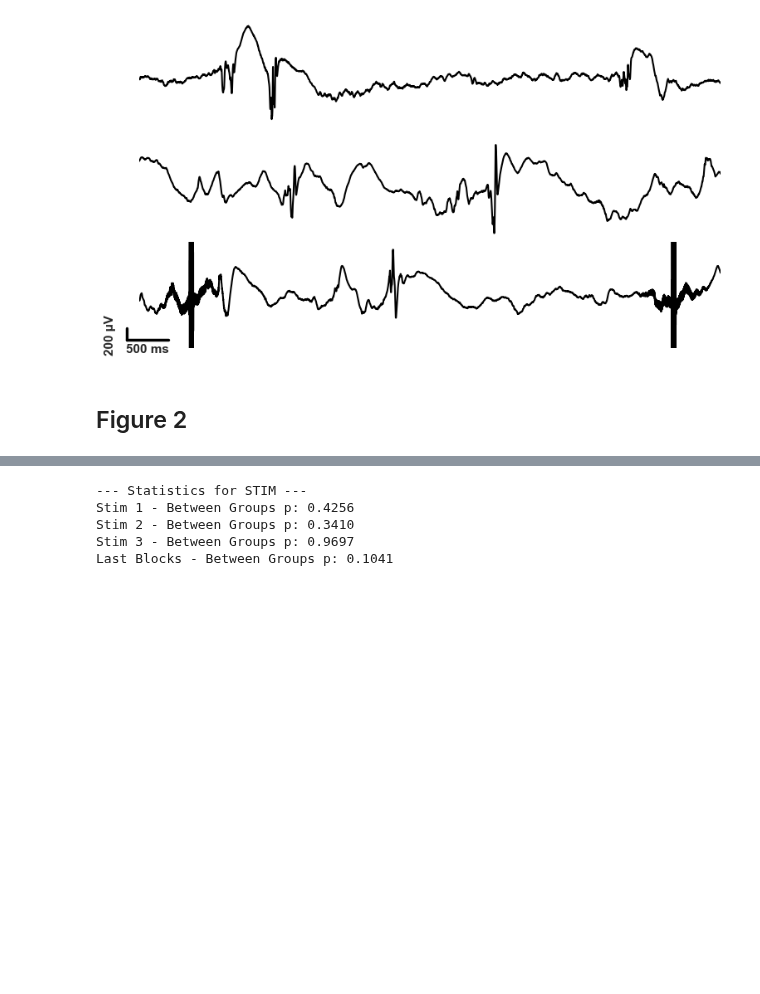
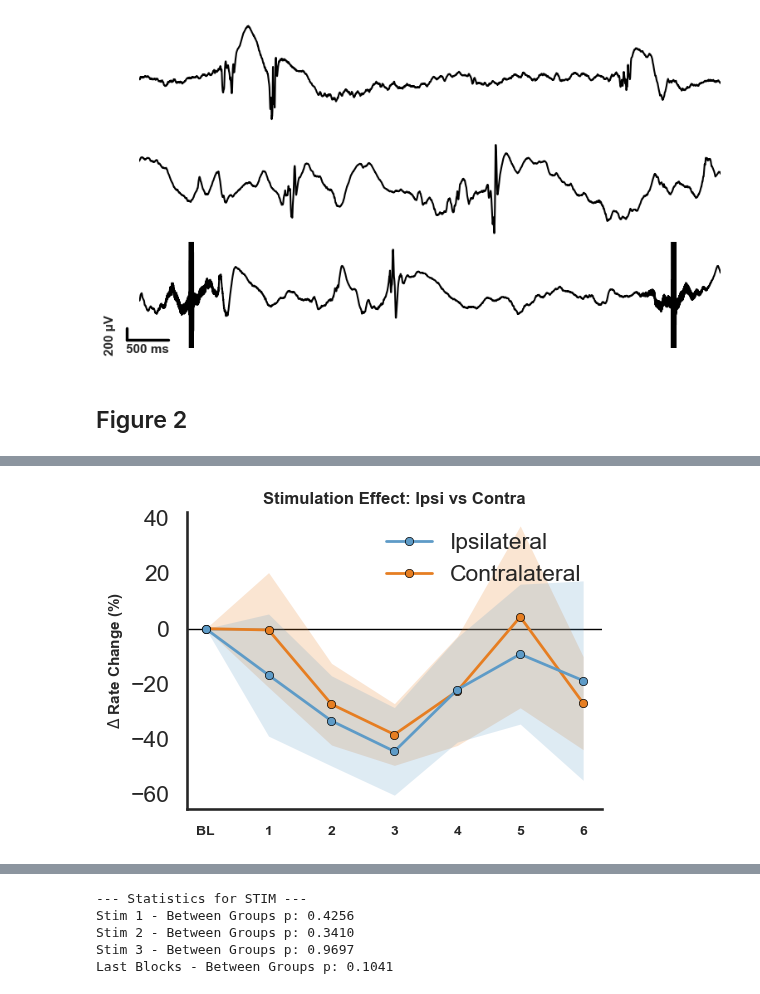
Before and after one commit to Falach/spikes_stim, a Jupyter notebook: paper/final_figuresV2.ipynb, the cells around one changed output, grey strips where cells are left out. Saved outputs shown, nothing was run; the diff lists cells and outputs as text; code cells hidden in the pictures; blank space fills up the shorter version.

```diff
--- a/paper/final_figuresV2.ipynb
+++ b/paper/final_figuresV2.ipynb
@@ -468,0 +568,30 @@ plt.show()
+# %%
+# 1. הכנת המשתנים (חילוץ הנתונים מהמטריצות)
+# איפסי
+y_ipsi_rate, err_ipsi_rate = prepare_group_line(
+    get_clean_matrix(data_stim['rates']['ipsi'], mode='baseline', threshold=1000), stim_idx)
+# קונטרה
+y_contra_rate, err_contra_rate = prepare_group_line(
+    get_clean_matrix(data_stim['rates']['contra'], mode='baseline', threshold=1000), stim_idx)
+
+# 2. יצירת הגרף
+fig, ax = plt.subplots(figsize=(5.5, 4))
+
+# שימוש בפונקציית plot_shaded_line שהגדרנו קודם
+plot_shaded_line(ax, x_axis, y_ipsi_rate, err_ipsi_rate, '#5e9bc7', 'Ipsilateral', zorder=5)
+plot_shaded_line(ax, x_axis, y_contra_rate, err_contra_rate, '#e67e22', 'Contralateral', zorder=4)
+
+# עיצוב הציר
+ax.axhline(y=0, color='black', linestyle='-', linewidth=1, zorder=1)
+ax.set_ylabel(r'$\Delta$ Rate Change (%)', fontsize=11, fontweight='bold')
+ax.set_xticks(x_axis)
+ax.set_xticklabels(['BL'] + [str(i) for i in range(1, len(x_axis))], fontsize=10, fontweight='bold')
+ax.set_title('Stimulation Effect: Ipsi vs Contra', fontsize=12, fontweight='bold')
+ax.legend(frameon=False)
+
+for spine in ['top', 'right']: ax.spines[spine].set_visible(False)
+
+plt.tight_layout()
+plt.show()
+# %% [output]
+[figure, added]
```
Also changed, not shown: parts of 30 cells of this notebook, 1 other file.
